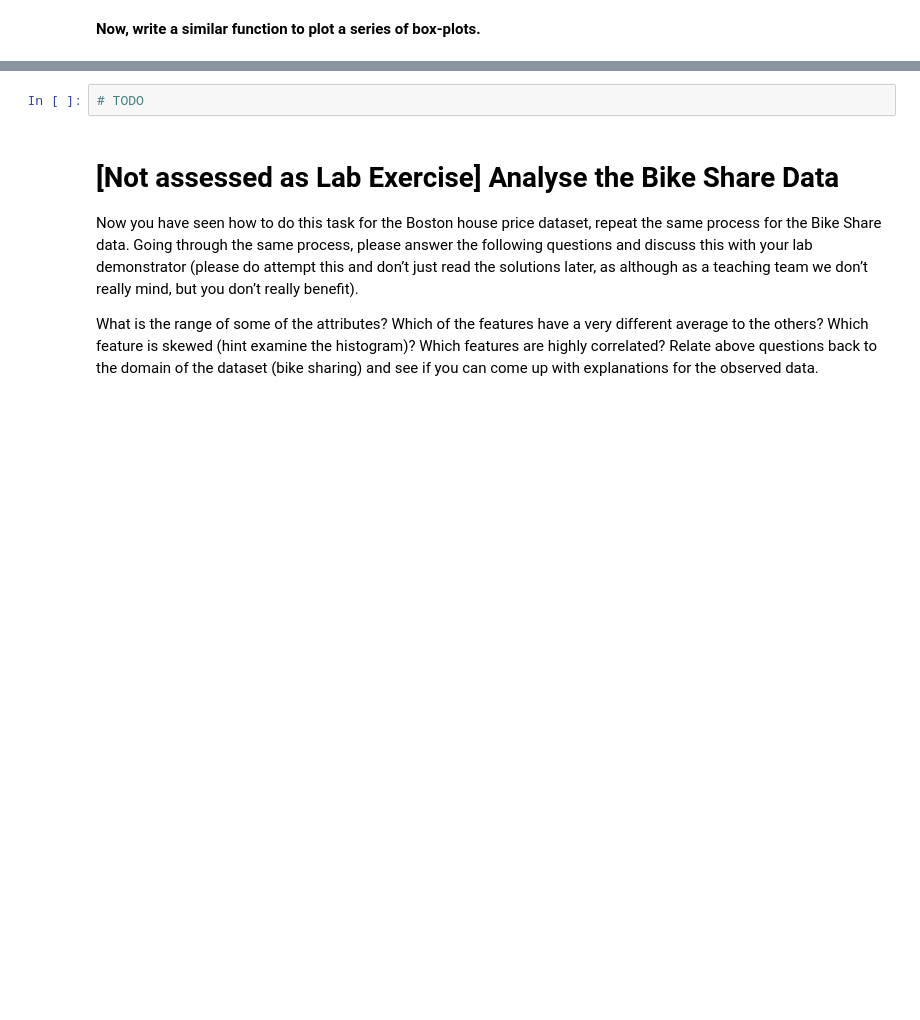
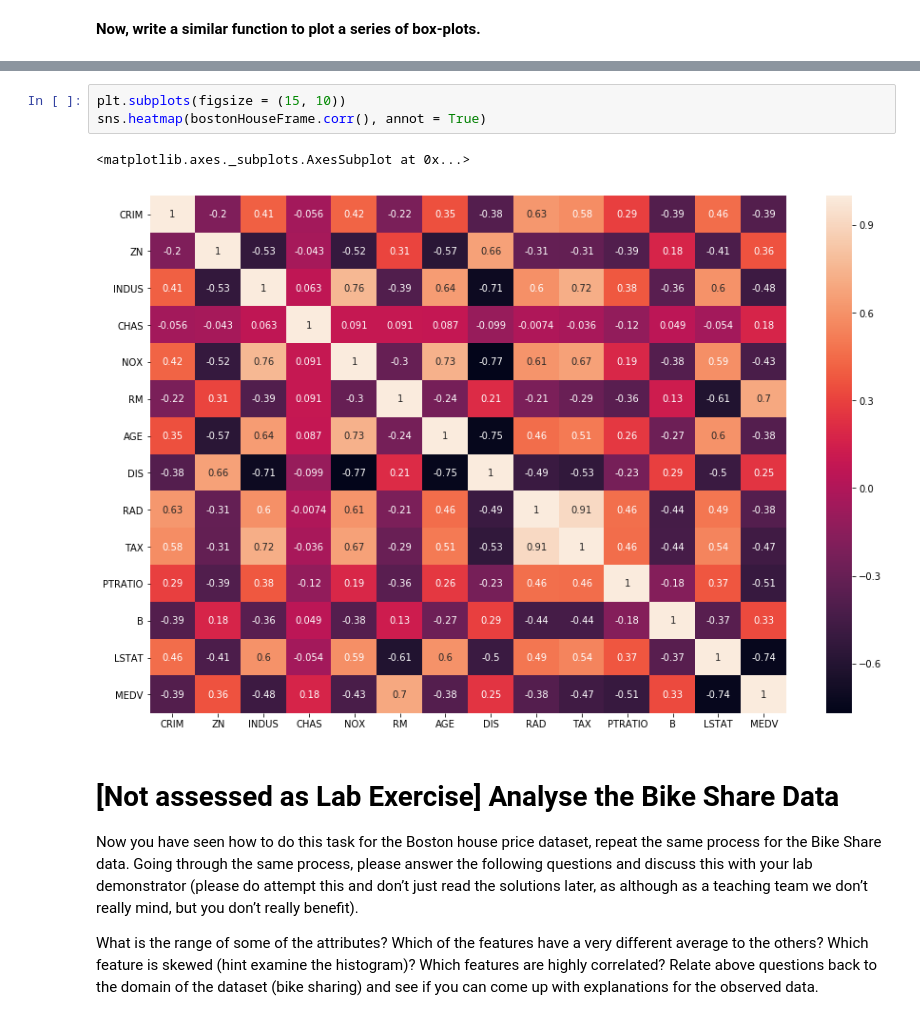
Before and after one commit to JanieTran/SCHOOL_MachineLearning, a Jupyter notebook: Week2/Lab2.ipynb, the cells around one changed output, grey strips where cells are left out. Drawn from its saved outputs; the diff is of its cells as text; blank space fills up the shorter version.

```diff
--- a/Week2/Lab2.ipynb
+++ b/Week2/Lab2.ipynb
@@ -257,5 +294,9 @@ plot_df_hist(bostonHouseFrame)
-# %%
-# TODO
+# %%
+plt.subplots(figsize = (15, 10))
+sns.heatmap(bostonHouseFrame.corr(), annot = True)
+# %% [output]
+<matplotlib.axes._subplots.AxesSubplot at 0x...>
+[figure, added]
 # %% [markdown]
 # [Not assessed as Lab Exercise] Analyse the Bike Share Data
 
```
Also changed, not shown: parts of 24 cells of this notebook, 6 other files.
